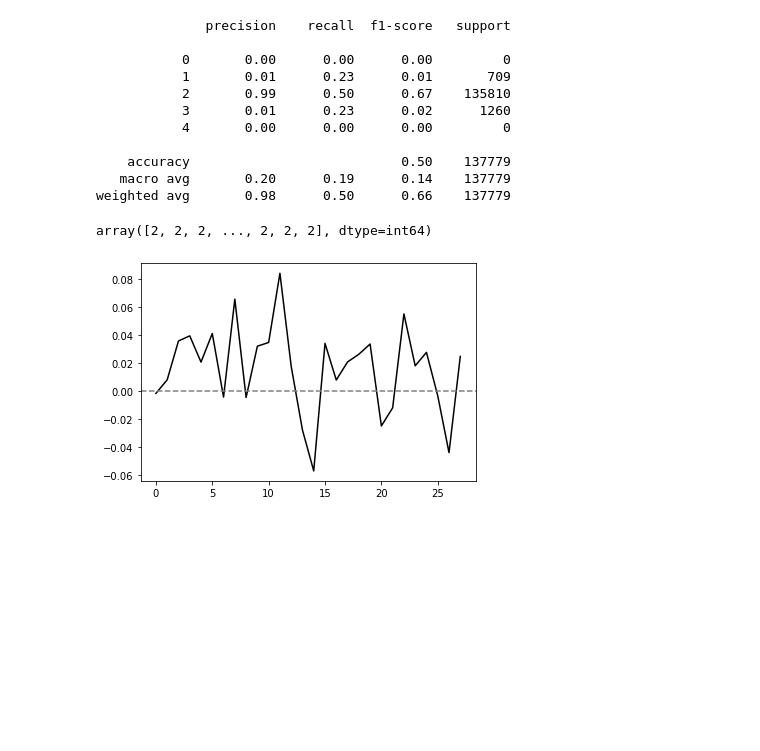
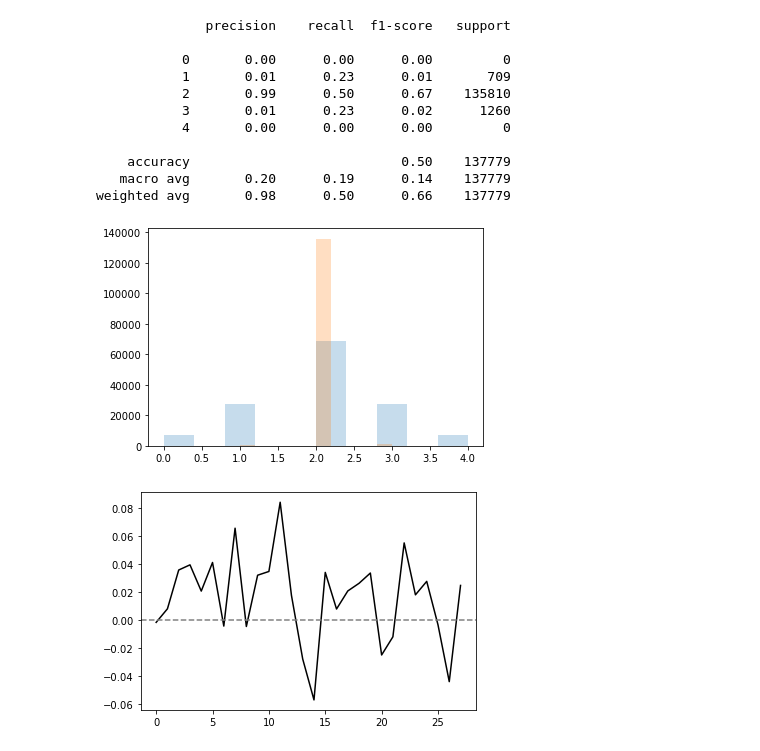
Before and after one commit to nickgagich/numerai, a Jupyter notebook: numerai_scrypt_Nick.ipynb, the cells around one changed output. Drawn from its saved outputs; the diff is of its cells as text; code cells hidden in the pictures; blank space fills up the shorter version.

```diff
--- a/numerai_scrypt_Nick.ipynb
+++ b/numerai_scrypt_Nick.ipynb
@@ -190,10 +192,13 @@ print(classification_report(pred_c, Y_test))
     accuracy                           0.50    137779
    macro avg       0.20      0.19      0.14    137779
 weighted avg       0.98      0.50      0.66    137779
-# %%
-pred
-# %% [output]
-array([2, 2, 2, ..., 2, 2, 2], dtype=int64)
+# %%
+plt.figure()
+plt.hist(Y_test, alpha = 0.25)
+plt.hist(pred_c, alpha = 0.25)
+plt.show()
+# %% [output]
+[figure, added]
 # %%
 ns_bs = numerai_score(Y_nmr_test, pd.Series(pred))
 cs_bs = correlation_score(Y_nmr_test, pd.Series(pred))
```
Also changed, not shown: parts of 10 cells of this notebook, 1 other file.
